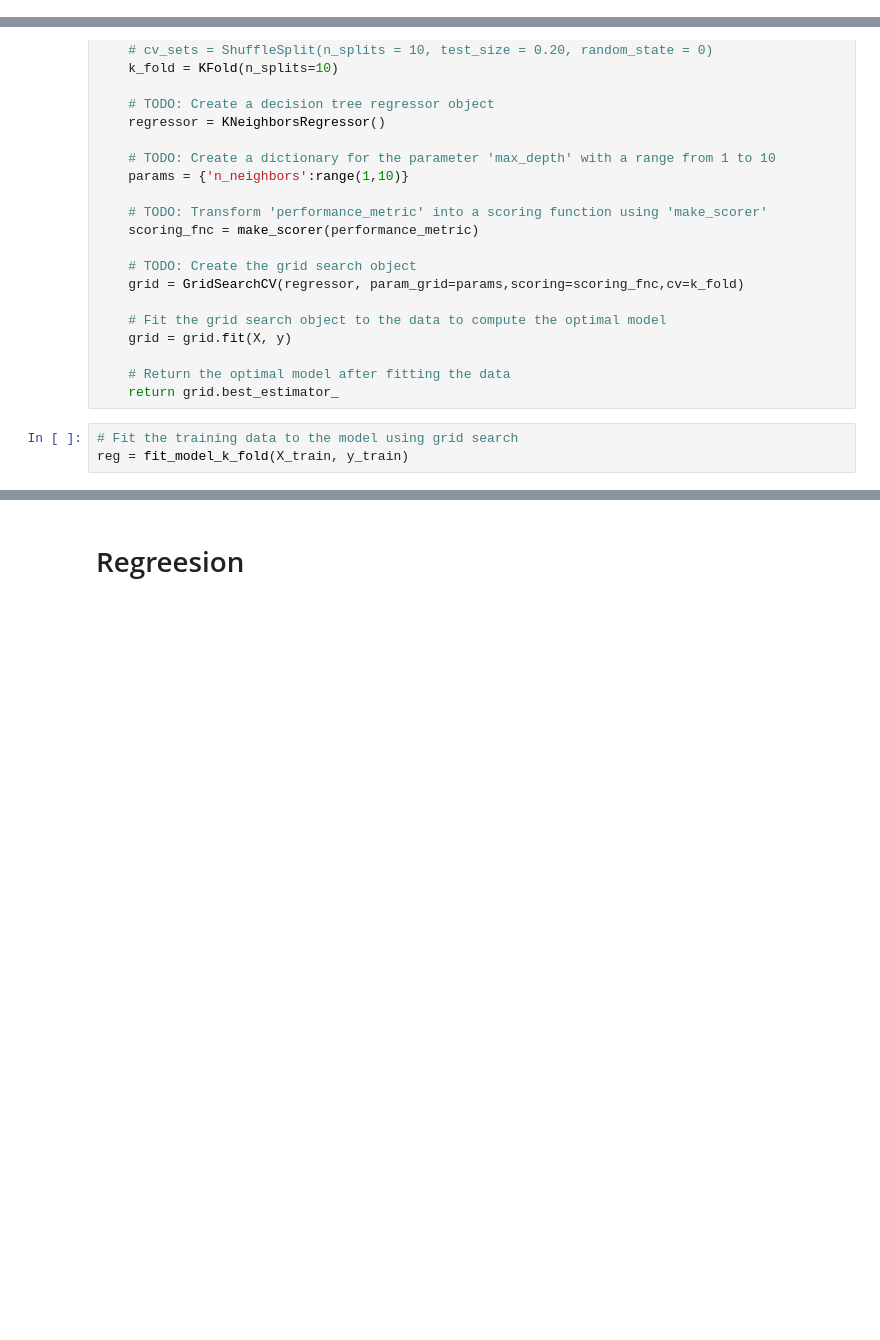
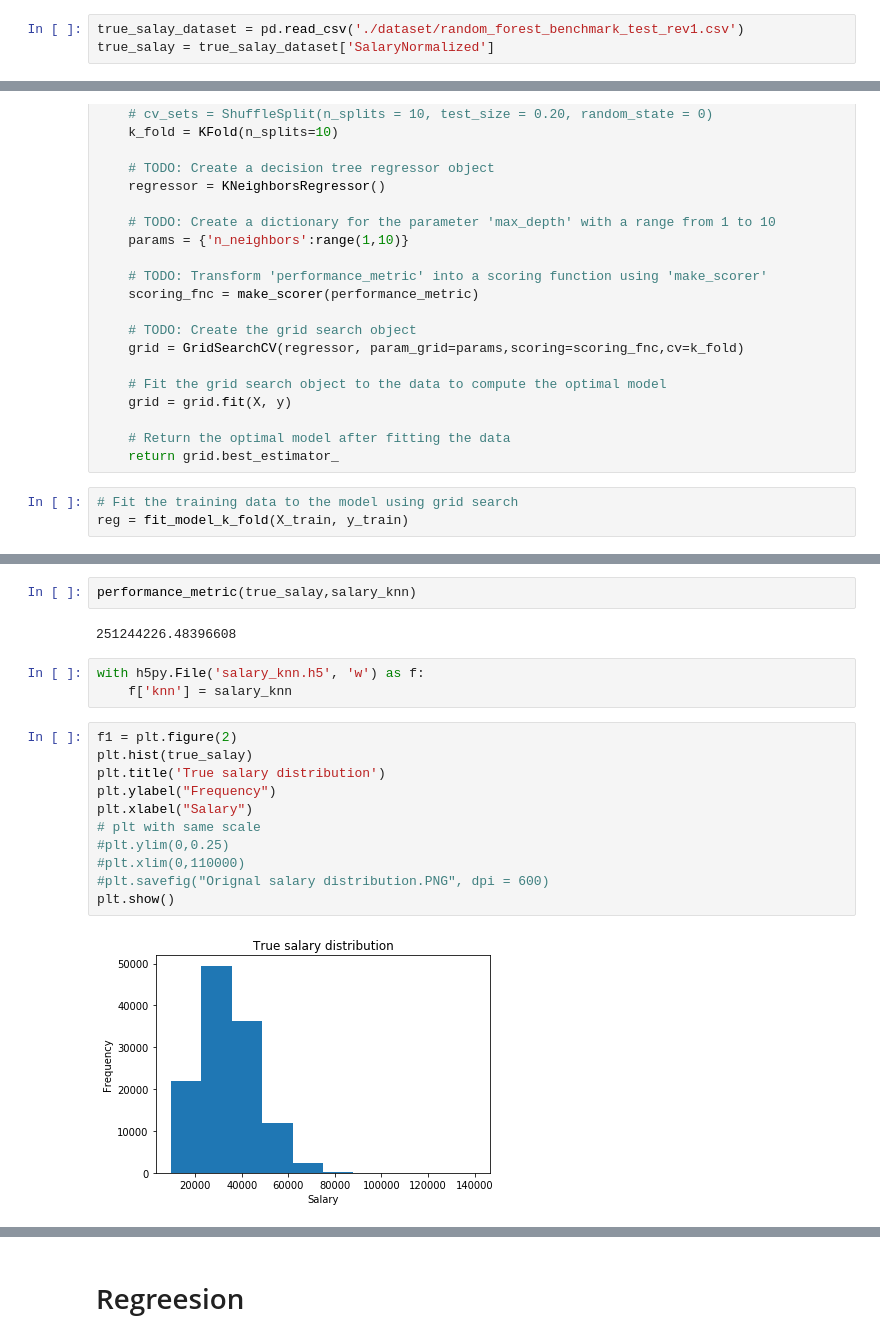
Before and after one commit to Trouble404/kaggle-Job-Salary-Prediction, a Jupyter notebook: job-salary-other.ipynb, the cells around one changed output, grey strips where cells are left out. Cells and saved outputs as stored; diff of their text form; blank space fills up the shorter version.

```diff
--- a/job-salary-other.ipynb
+++ b/job-salary-other.ipynb
@@ -34,3 +44,6 @@ salary_log = np.log(salary)
+# %%
+true_salay_dataset = pd.read_csv('./dataset/random_forest_benchmark_test_rev1.csv')
+true_salay = true_salay_dataset['SalaryNormalized']
 # %% [markdown]
 # Split data
 # %%
@@ -270,0 +295,20 @@ print ('Parameter ''n_neighbors'' is {},' format(reg.get_params()['n_neighbors']
+# %%
+performance_metric(true_salay,salary_knn)
+# %% [output]
+251244226.48396608
+# %%
+with h5py.File('salary_knn.h5', 'w') as f:
+    f['knn'] = salary_knn
+# %%
+f1 = plt.figure(2)
+plt.hist(true_salay)
+plt.title('True salary distribution')
+plt.ylabel("Frequency")
+plt.xlabel("Salary")
+# plt with same scale
+#plt.ylim(0,0.25)
+#plt.xlim(0,110000)
+#plt.savefig("Orignal salary distribution.PNG", dpi = 600)
+plt.show()
+# %% [output]
+[figure, added]
```
Also changed, not shown: parts of 8 cells of this notebook.
